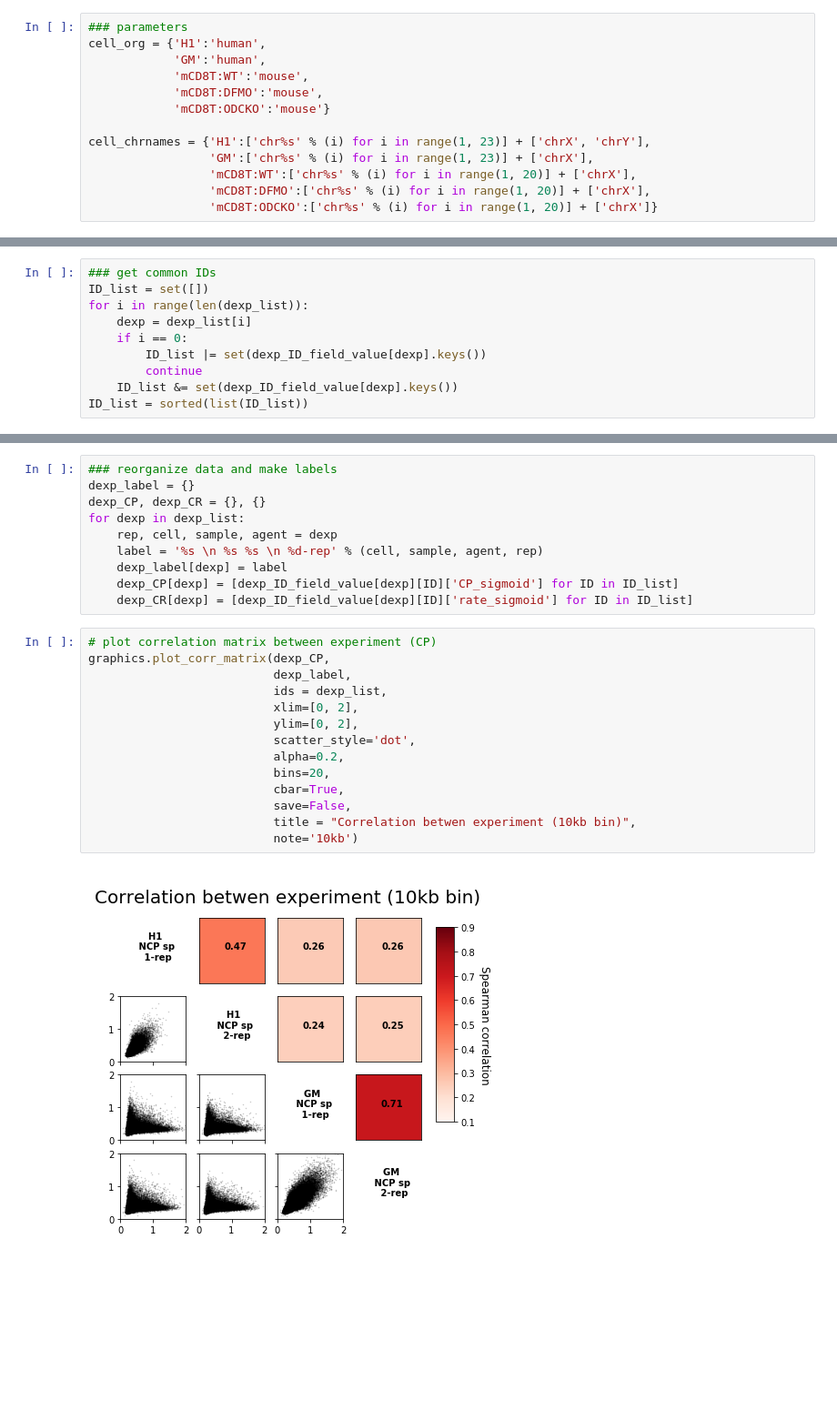
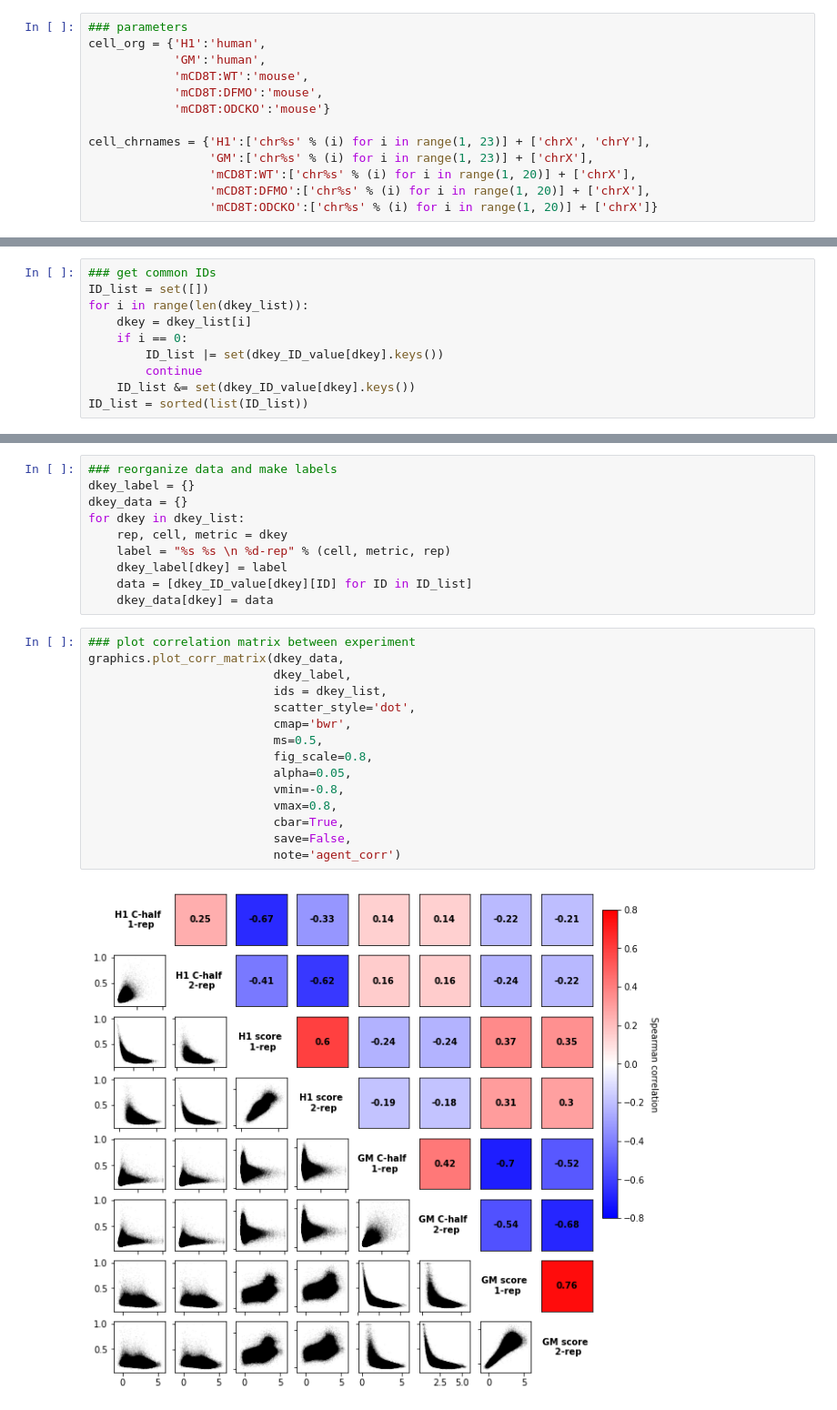
Before and after one commit to spark159/condense-seq, a Jupyter notebook: ipython_notebooks/human_logistic_corr.ipynb, the cells around one changed output, grey strips where cells are left out. Shown at 91% size. Cells and saved outputs as stored; diff of their text form; blank space fills up the shorter version.

```diff
--- a/ipython_notebooks/human_logistic_corr.ipynb
+++ b/ipython_notebooks/human_logistic_corr.ipynb
@@ -175,10 +113,10 @@ for exp in exp_list:
 # %%
 ### get common IDs
 ID_list = set([])
-for i in range(len(dexp_list)):
-    dexp = dexp_list[i]
+for i in range(len(dkey_list)):
+    dkey = dkey_list[i]
     if i == 0:
-        ID_list |= set(dexp_ID_field_value[dexp].keys())
+        ID_list |= set(dkey_ID_value[dkey].keys())
         continue
-    ID_list &= set(dexp_ID_field_value[dexp].keys())
+    ID_list &= set(dkey_ID_value[dkey].keys())
 ID_list = sorted(list(ID_list))
@@ -251,26 +123,27 @@ Pearson: -0.56
 # %%
 ### reorganize data and make labels
-dexp_label = {}
-dexp_CP, dexp_CR = {}, {}
-for dexp in dexp_list:
-    rep, cell, sample, agent = dexp
-    label = '%s \n %s %s \n %d-rep' % (cell, sample, agent, rep)
-    dexp_label[dexp] = label
-    dexp_CP[dexp] = [dexp_ID_field_value[dexp][ID]['CP_sigmoid'] for ID in ID_list]
-    dexp_CR[dexp] = [dexp_ID_field_value[dexp][ID]['rate_sigmoid'] for ID in ID_list]
+dkey_label = {}
+dkey_data = {}
+for dkey in dkey_list:
+    rep, cell, metric = dkey
+    label = "%s %s \n %d-rep" % (cell, metric, rep)
+    dkey_label[dkey] = label
+    data = [dkey_ID_value[dkey][ID] for ID in ID_list]
+    dkey_data[dkey] = data
 # %%
-# plot correlation matrix between experiment (CP)
-graphics.plot_corr_matrix(dexp_CP,
-                          dexp_label,
-                          ids = dexp_list,
-                          xlim=[0, 2],
-                          ylim=[0, 2],
+### plot correlation matrix between experiment
+graphics.plot_corr_matrix(dkey_data,
+                          dkey_label,
+                          ids = dkey_list,
                           scatter_style='dot',
-                          alpha=0.2,
-                          bins=20,
+                          cmap='bwr',
+                          ms=0.5,
+                          fig_scale=0.8,
+                          alpha=0.05,
+                          vmin=-0.8,
+                          vmax=0.8,
                           cbar=True,
                           save=False,
-                          title = "Correlation betwen experiment (10kb bin)",
-                          note='10kb')
+                          note='agent_corr')
 # %% [output]
-[figure, old version]
+[figure, new version]
```
Also changed, not shown: parts of 13 cells of this notebook, 25 other files.
